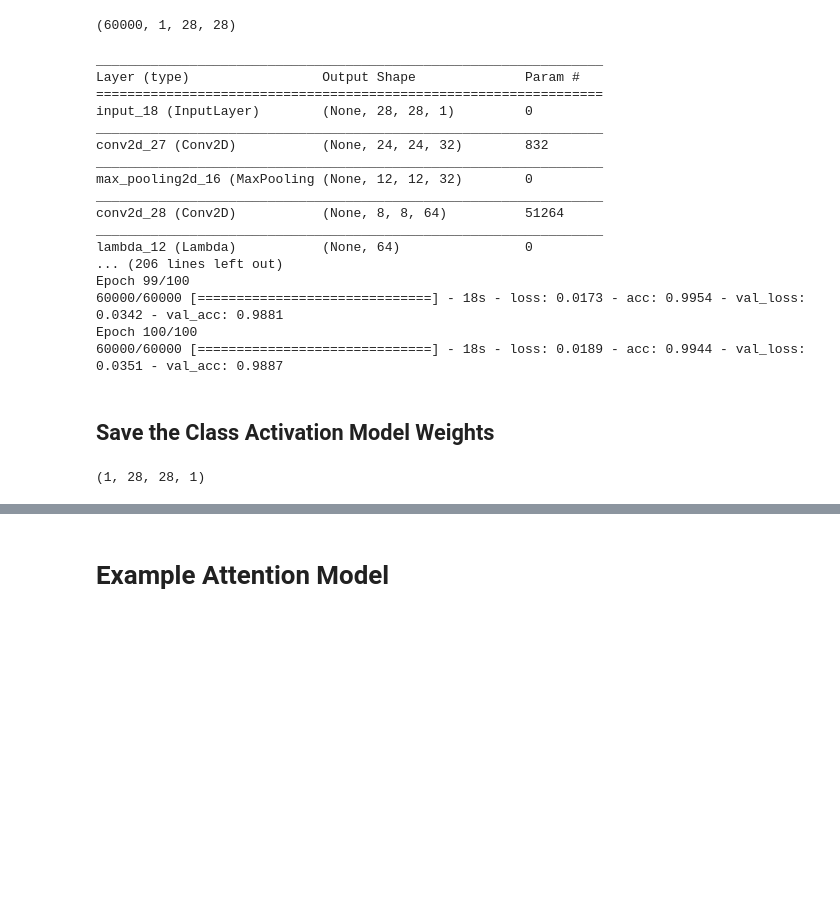
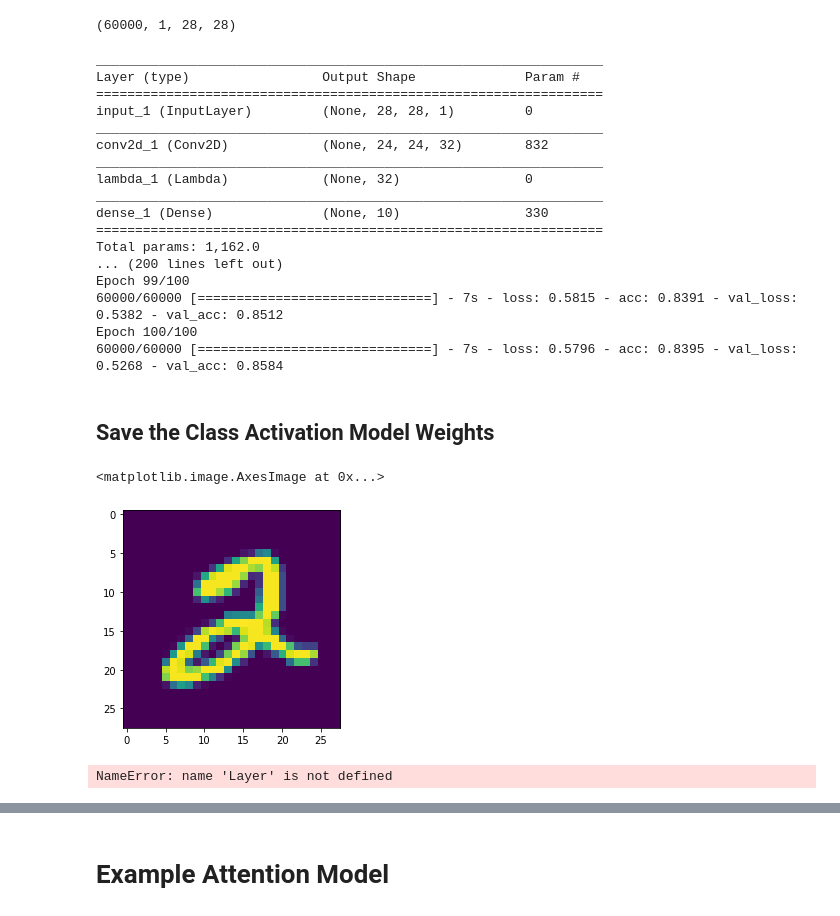
Before and after one commit to ychennay/attention-facial-recognition, a Jupyter notebook: CNN Research Notebook.ipynb, the cells around one changed output, grey strips where cells are left out. Cells and saved outputs as stored; diff of their text form; code cells hidden in the pictures; blank space fills up the shorter version.

```diff
--- a/CNN Research Notebook.ipynb
+++ b/CNN Research Notebook.ipynb
@@ -150,10 +136,10 @@ def build_global_average_pooling_layer(function, output_shape):
 
 inputs: Tensor = Input(shape=(28,28,1))
 x: Tensor = Conv2D(filters=32, kernel_size=5, activation='relu')(inputs)
-x: Tensor = MaxPool2D()(x)
-x: Tensor = Conv2D(filters=64, kernel_size=5, activation='relu')(x)
+# x: Tensor = MaxPool2D()(x)
+# x: Tensor = Conv2D(filters=64, kernel_size=5, activation='relu')(x)
 x: Tensor = Lambda(lambda x: K.mean(x, axis=(1,2)), output_shape=global_average_pooling_shape)(x)
-x: Tensor = Dense(128, activation="relu")(x)
+# x: Tensor = Dense(128, activation="relu")(x)
 predictions: Tensor = Dense(10, activation="softmax")(x)
 model: Model = Model(inputs=inputs, outputs=predictions)
 model.summary()
@@ -165,19 +151,19 @@ history: History = model.fit(X_train_expanded, encoded_y_train,
 _________________________________________________________________
 Layer (type)                 Output Shape              Param #
 =================================================================
-input_18 (InputLayer)        (None, 28, 28, 1)         0
+input_1 (InputLayer)         (None, 28, 28, 1)         0
 _________________________________________________________________
-conv2d_27 (Conv2D)           (None, 24, 24, 32)        832
+conv2d_1 (Conv2D)            (None, 24, 24, 32)        832
 _________________________________________________________________
-max_pooling2d_16 (MaxPooling (None, 12, 12, 32)        0
+lambda_1 (Lambda)            (None, 32)                0
 _________________________________________________________________
-conv2d_28 (Conv2D)           (None, 8, 8, 64)          51264
-_________________________________________________________________
-lambda_12 (Lambda)           (None, 64)                0
-... (206 lines left out)
+dense_1 (Dense)              (None, 10)                330
+=================================================================
+Total params: 1,162.0
+... (200 lines left out)
 Epoch 99/100
-60000/60000 [==============================] - 18s - loss: 0.0173 - acc: 0.9954 - val_loss: 0.0342 - val_acc: 0.9881
+60000/60000 [==============================] - 7s - loss: 0.5815 - acc: 0.8391 - val_loss: 0.5382 - val_acc: 0.8512
 Epoch 100/100
-60000/60000 [==============================] - 18s - loss: 0.0189 - acc: 0.9944 - val_loss: 0.0351 - val_acc: 0.9887
+60000/60000 [==============================] - 7s - loss: 0.5796 - acc: 0.8395 - val_loss: 0.5268 - val_acc: 0.8584
 # %% [markdown]
 ## Save the Class Activation Model Weights
@@ -187,10 +194,11 @@ save_filepath: str = "class_activation_max_pool.h5"
 model.save(save_filepath)
 # %%
-first_image = X_train[2]
+first_image = X_train[5]
 first_image = first_image.reshape(28,28,1)
 img = np.array(first_image).reshape(1, 28, 28, 1)
 img.shape
-# img = np.array([np.transpose(np.float32(first_image), (2, 0, 1))])
-# img.shape
+plt.imshow(img.reshape((28,28)))
+#img = np.array([np.transpose(np.float32(first_image), (2, 0, 1))])
 # %% [output]
-(1, 28, 28, 1)
+<matplotlib.image.AxesImage at 0x...>
+[figure, added]
@@ -196,0 +209,9 @@ img.shape
+# %%
+dense_10_layer: Layer = model.layers[-1]
+dense_10_weights = dense_10_layer.get_weights()[0]
+print(f"Dense 10 weights: {dense_10_weights.shape}")
+dense_128_layer: Layer = model.layers[-2]
+dense_128_weights = dense_128_layer.get_weights()[0]
+print(f"Dense 128 weights: {dense_128_weights.shape}")
+# %% [output]
+NameError: name 'Layer' is not defined
```
Also changed, not shown: parts of 16 cells of this notebook, 6 other files.
